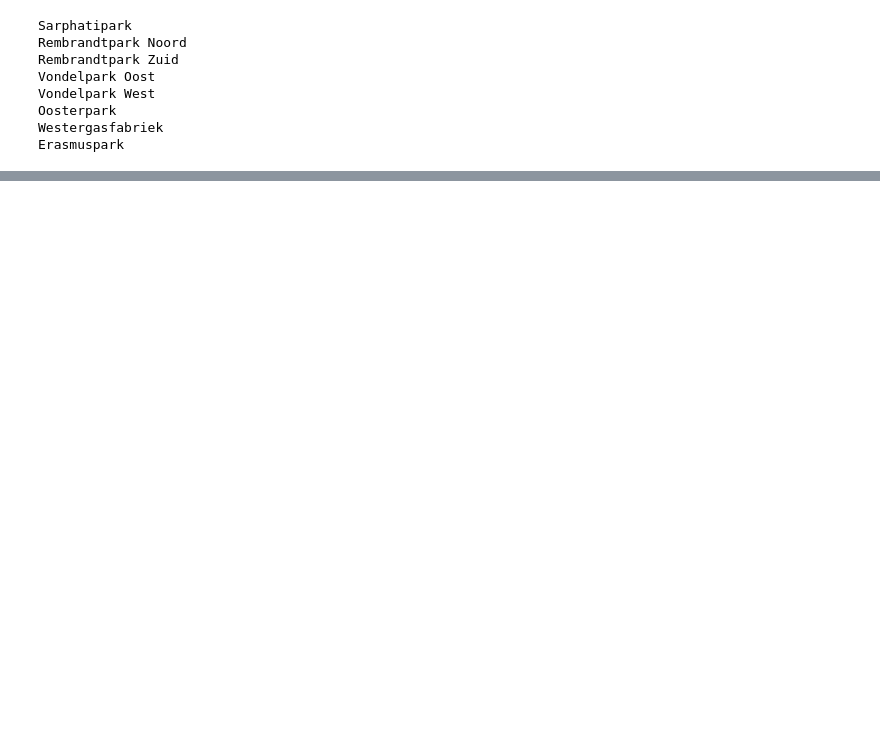
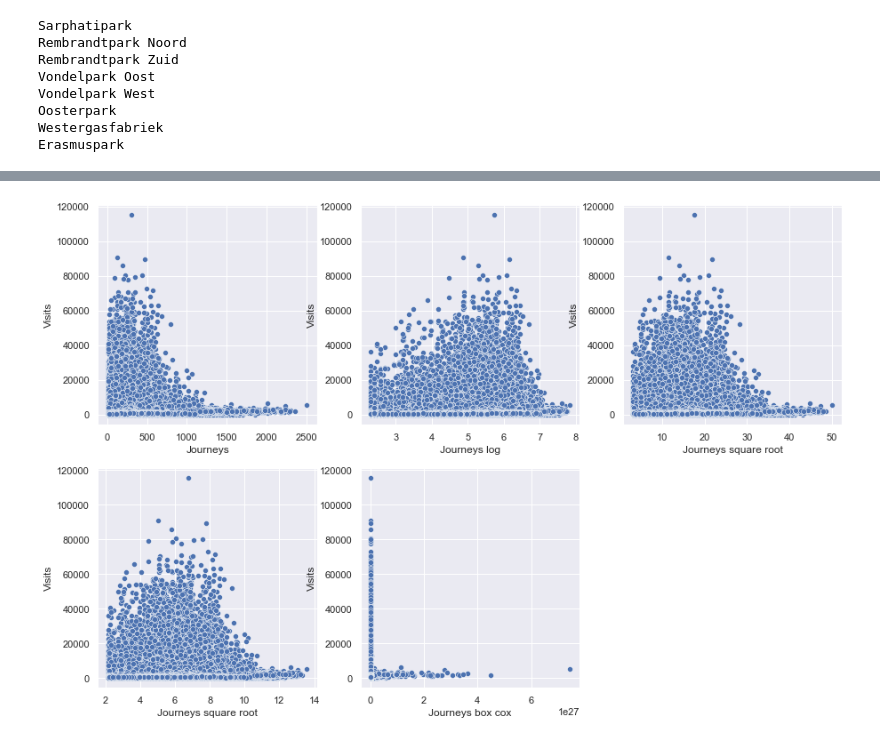
Before and after one commit to lotteph/DSP, a Jupyter notebook: GVB_ALL.ipynb, the cells around one changed output, grey strips where cells are left out. Saved outputs shown, nothing was run; the diff lists cells and outputs as text; code cells hidden in the pictures; blank space fills up the shorter version.

```diff
--- a/GVB_ALL.ipynb
+++ b/GVB_ALL.ipynb
@@ -521,0 +452,10 @@ sns.scatterplot(data=resonoXvisits_oosterpark, x="Visits", y="AantalReizen");
+# %%
+# Data transformations
+all_resono_park['Journeys_interpolated'] = all_resono_park['AantalReizen'].interpolate()
+all_resono_park['Journeys_normal'] = all_resono_park['AantalReizen']
+all_resono_park['Journeys_log'] = np.log(all_resono_park['Journeys_normal'])
+all_resono_park['Journeys_squareroot'] = np.sqrt(all_resono_park['Journeys_normal'])
+all_resono_park['Journeys_cuberoot'] = np.cbrt(all_resono_park['Journeys_normal'])
+all_resono_park['Journeys_boxcox'] = stats.boxcox(all_resono_park['Journeys_normal'])[0]
+
+all_resono_park
@@ -521,0 +477,22 @@ sns.scatterplot(data=resonoXvisits_oosterpark, x="Visits", y="AantalReizen");
+# %%
+# Show all correlations between park and linear
+f, axes = plt.subplots(2, 3, figsize=(15, 10))
+
+sns.scatterplot(x="Journeys_normal", y="Visits", data=all_resono_park, ax=axes[0][0])
+axes[0][0].set_xlabel("Journeys")
+
+sns.scatterplot(x="Journeys_log", y="Visits", data=all_resono_park, ax=axes[0][1])
+axes[0][1].set_xlabel("Journeys log")
+
+sns.scatterplot(x="Journeys_squareroot", y="Visits", data=all_resono_park, ax=axes[0][2])
+axes[0][2].set_xlabel("Journeys square root")
+
+sns.scatterplot(x="Journeys_cuberoot", y="Visits", data=all_resono_park, ax=axes[1][0])
+axes[1][0].set_xlabel("Journeys square root")
+
+sns.scatterplot(x="Journeys_boxcox", y="Visits", data=all_resono_park, ax=axes[1][1])
+axes[1][1].set_xlabel("Journeys box cox")
+
+axes[1,2].set_axis_off()
+# %% [output]
+[figure, added]
```
Also changed, not shown: parts of 24 cells of this notebook.
